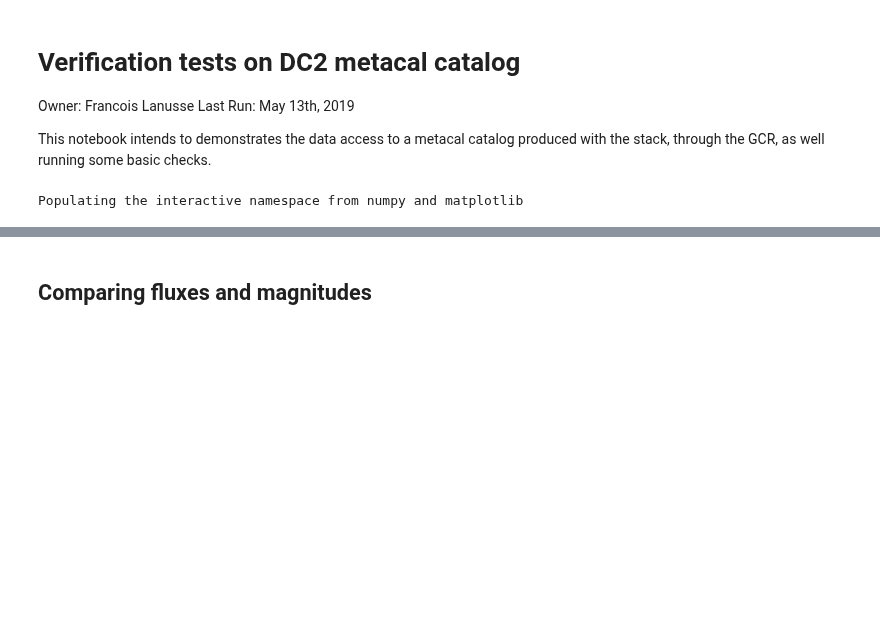
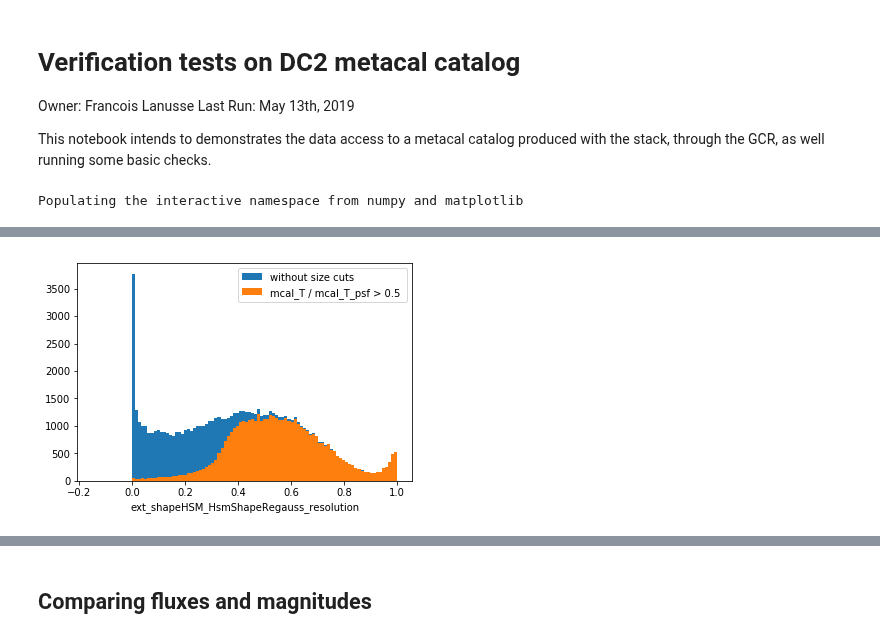
Before and after one commit to LSSTDESC/DC2-analysis, a Jupyter notebook: validation/Run_1.2i_metacal_tests.ipynb, the cells around one changed output, grey strips where cells are left out. Saved outputs shown, nothing was run; the diff lists cells and outputs as text; code cells hidden in the pictures; blank space fills up the shorter version.

```diff
--- a/validation/Run_1.2i_metacal_tests.ipynb
+++ b/validation/Run_1.2i_metacal_tests.ipynb
@@ -26,0 +38,9 @@ mask &= catalog['ext_shapeHSM_HsmShapeRegauss_resolution'] >= 0.3
+# %%
+#  On the opposite, let's see what the mcal size cuts looks like in terms of resolution
+hist(catalog['ext_shapeHSM_HsmShapeRegauss_resolution'][mask],100,range=[-0.15,1], label='without size cuts');
+mask_resolved = mask & (catalog['mcal_T'] / catalog['mcal_T_psf'] > 0.5)
+hist(catalog['ext_shapeHSM_HsmShapeRegauss_resolution'][mask_resolved],100,range=[-0.15,1], label='mcal_T / mcal_T_psf > 0.5 ');
+xlabel('ext_shapeHSM_HsmShapeRegauss_resolution')
+legend();
+# %% [output]
+[figure, added]
```
Also changed, not shown: parts of 20 cells of this notebook.
